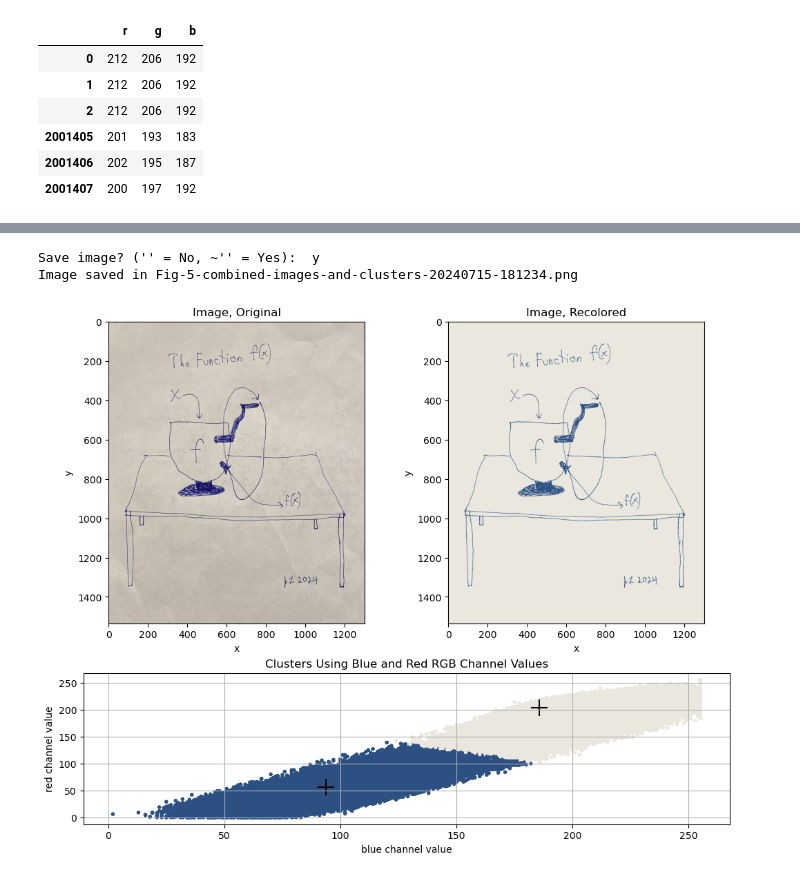
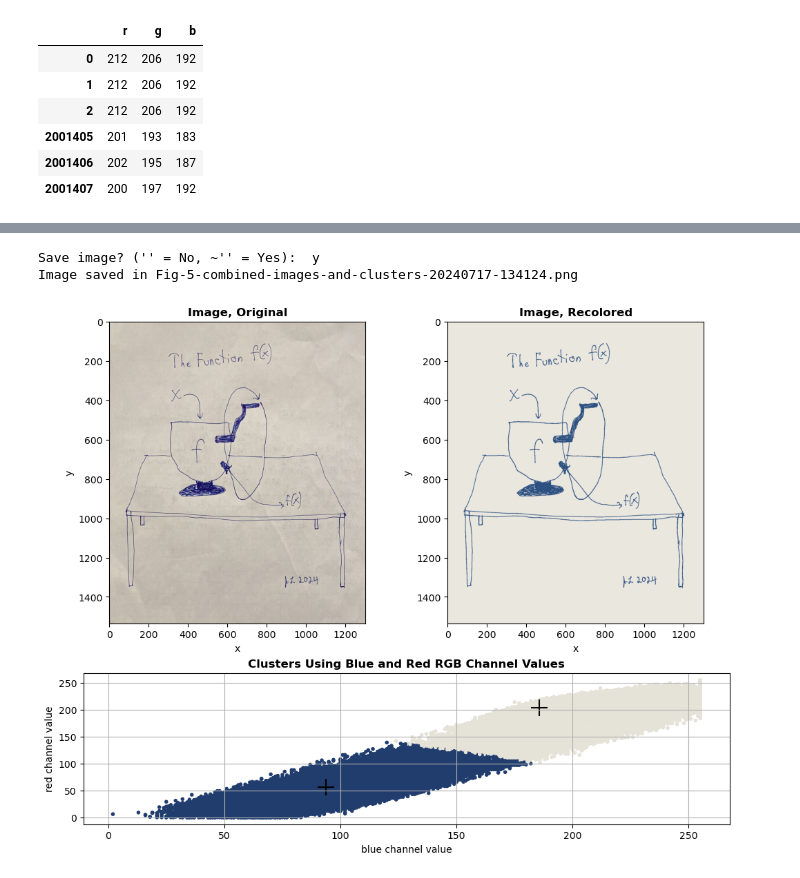
Before and after one commit to drjlevi6/Data-Scientist, a Jupyter notebook: Machine-Learning-Unsupervised-Recolor-Image/RGB_Cluster_Analysis.ipynb, the cells around one changed output, grey strips where cells are left out. Cells and saved outputs as stored; diff of their text form; code cells hidden in the pictures.

```diff
--- a/Machine-Learning-Unsupervised-Recolor-Image/RGB_Cluster_Analysis.ipynb
+++ b/Machine-Learning-Unsupervised-Recolor-Image/RGB_Cluster_Analysis.ipynb
@@ -187,12 +168,24 @@ plt.show()
 # %%
+# Choose colors for output image
+darkcolor, lightcolor = [44, 80, 129], [234, 231, 223]
+
 x = df.loc[:, ['r', 'b']]
-kmeans.fit(x)
+kmeans.fit(x) # we _do_ need to refit
 predictions = kmeans.predict(x)
+print("predictions[0]:", predictions[0])
+
+# Although KMeans correctly separates the points, its classes
+# may lead to the opposite color scheme than what we want.
+# To prevent this, we need to make sure that predictions[0] = 0.
+# If not, reverse the predictions.
+if predictions[0] != 0:
+    predictions = 1 - predictions
+
 df_predics = DF(predictions)
 df_predics.columns = ['Class']
 
 # Create new feature containing points' RGB-colors
-rgb = [[darkcolor] if i==1 else [lightcolor] for i in predictions]
+rgb = [[lightcolor] if i==0 else [darkcolor] for i in predictions]
 df_rgb = DF(rgb)
 df_rgb.columns = ['RGB']
 
@@ -264,41 +265,41 @@ Image saved in Fig-4-function-fx-recolored-20240715-181229.png
 # %%
 # Create a grid display showing input and output images,
 # clusters with centroids
-'''
-class matplotlib.gridspec.GridSpec(nrows, ncols, figure=None, left=None,
-bottom=None, right=None, top=None, wspace=None, hspace=None, width_ratios=None,
-height_ratios=None)[source]
 
-'''
+labels_br = ['b', 'r']
+colormap2 = np.array(['#e5e2d8', '#213d6e'])
+
 from matplotlib.gridspec import GridSpec
 fig = plt.figure(figsize=(10, 8), layout="constrained")
-gs = GridSpec(3, 2, figure=fig)
-ax1 = fig.add_subplot(gs[0:2, 0])
-ax1.set_title("Image, Original")
+gs = GridSpec(3, 4, figure=fig)
+
+ax1 = fig.add_subplot(gs[0:2, 0:2])
+ax1.set_title("Image, Original", fontweight=600 )
 ax1.set_xlabel("x")
 ax1.set_ylabel("y")
 ax1.imshow(img)
 
-ax2 = fig.add_subplot(gs[0:2, 1])
-ax2.set_title("Image, Recolored")
+ax2 = fig.add_subplot(gs[0:2, 2:])
+ax2.set_title("Image, Recolored", fontweight=600)
 ax2.set_xlabel("x")
 ax2.set_ylabel("y")
 ax2.imshow(ar_rshp)
 
 ax3 = fig.add_subplot(gs[2, :])
-ax3.set_title('Clusters Using Blue and Red RGB Channel Values')
+ax3.set_title('Clusters Using Blue and Red RGB Channel Values',
+             fontweight=600)
 ax3.grid()
 ax3.scatter(x[labels_br[0]], x[labels_br[1]],
             c=colormap2[labels], marker='.')
 ax3.scatter(centroids[:,0], centroids[:,1], s = 300,
             marker = '+', c = 'k')
 
 ax3.set_xlabel('blue channel value')
 ax3.set_ylabel('red channel value')
 
 save_figure_per_user("Fig-5-combined-images-and-clusters")
 plt.show()
 # %% [output]
 Save image? ('' = No, ~'' = Yes):  y
-Image saved in Fig-5-combined-images-and-clusters-20240715-181234.png
+Image saved in Fig-5-combined-images-and-clusters-20240717-134124.png
-[figure, old version]
+[figure, new version]
```
Also changed, not shown: parts of 14 cells of this notebook.
